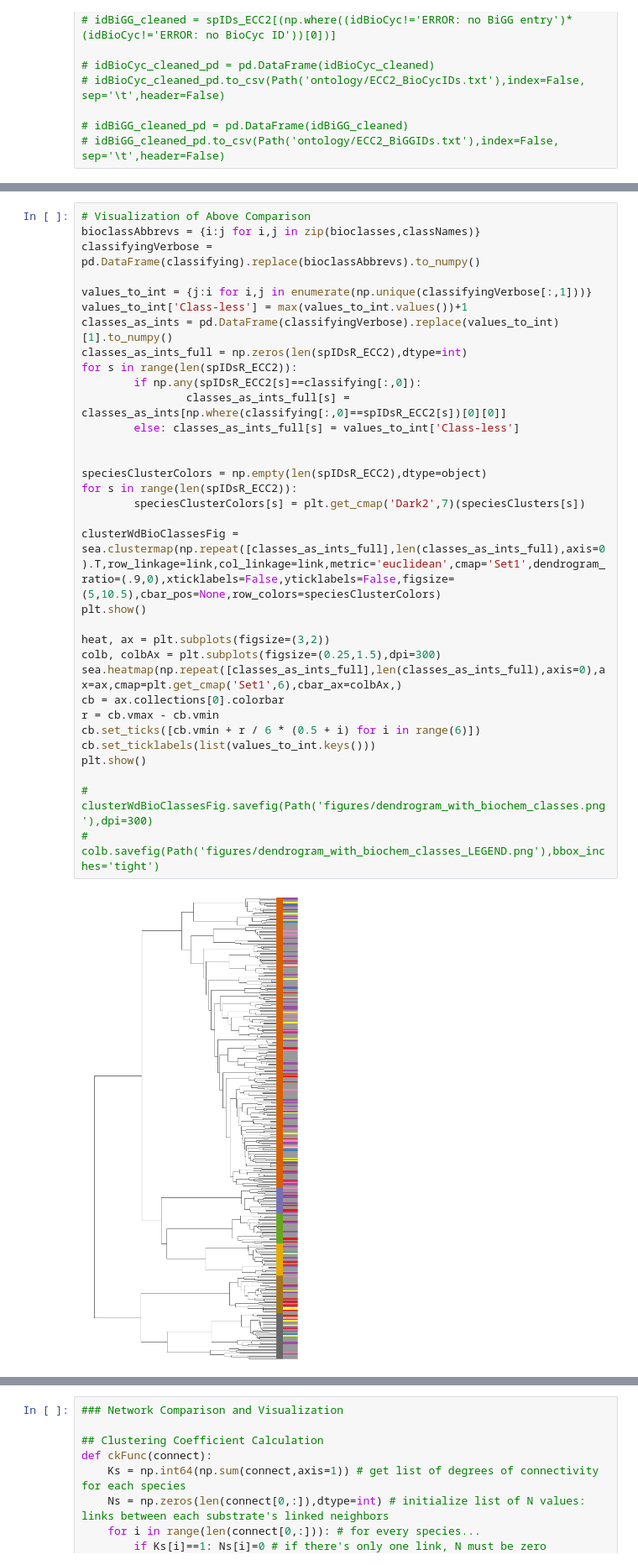
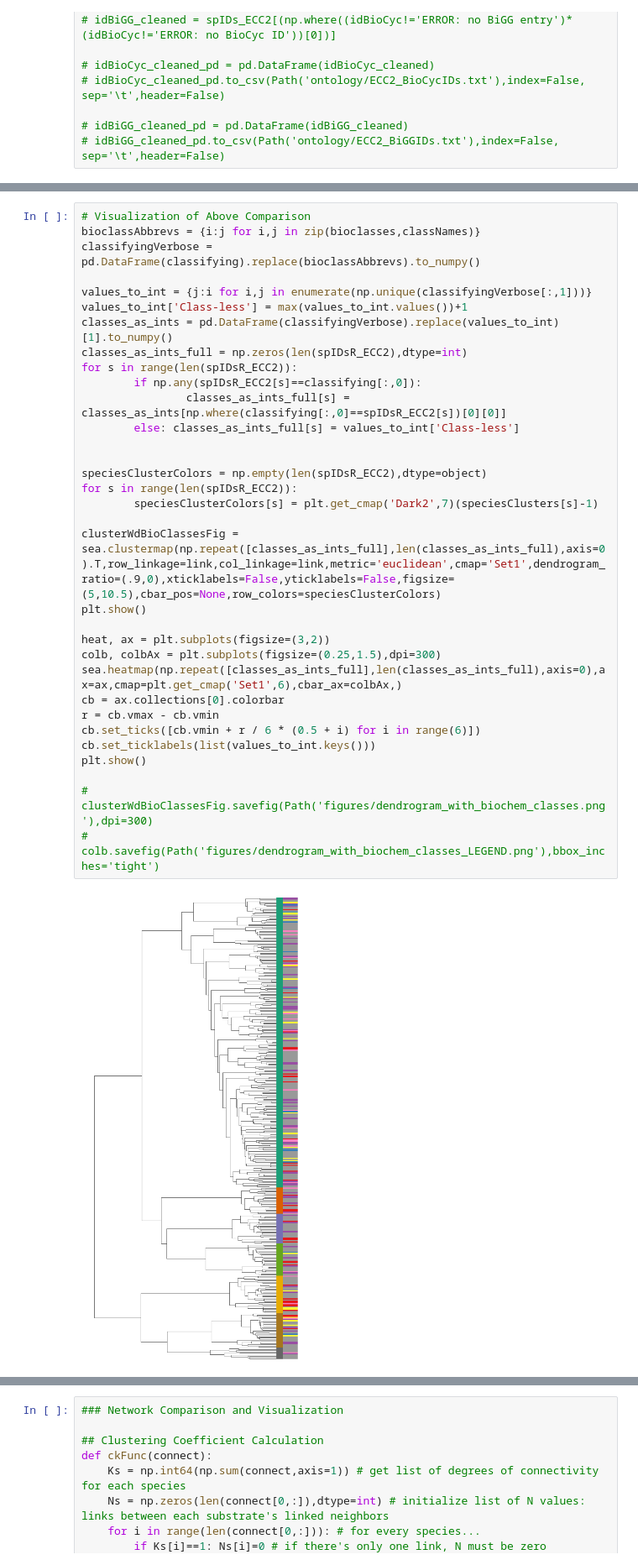
Before and after one commit to skelysium/metabolism-clustering, a Jupyter notebook: project_code.ipynb, the cells around one changed output, grey strips where cells are left out. Shown at 84% size. Cells and saved outputs as stored; diff of their text form.

Commit message:
fixed error in the 'dendrogram with biochem classes' figure wherein two of the clusters were colored as one

```diff
--- a/project_code.ipynb
+++ b/project_code.ipynb
@@ -552,35 +553,35 @@ bioclassAbbrevs = {i:j for i,j in zip(bioclasses,classNames)}
 classifyingVerbose = pd.DataFrame(classifying).replace(bioclassAbbrevs).to_numpy()
 
 values_to_int = {j:i for i,j in enumerate(np.unique(classifyingVerbose[:,1]))}
 values_to_int['Class-less'] = max(values_to_int.values())+1
 classes_as_ints = pd.DataFrame(classifyingVerbose).replace(values_to_int)[1].to_numpy()
 classes_as_ints_full = np.zeros(len(spIDsR_ECC2),dtype=int)
 for s in range(len(spIDsR_ECC2)):
         if np.any(spIDsR_ECC2[s]==classifying[:,0]):
                 classes_as_ints_full[s] = classes_as_ints[np.where(classifying[:,0]==spIDsR_ECC2[s])[0][0]]
         else: classes_as_ints_full[s] = values_to_int['Class-less']
 
 
 speciesClusterColors = np.empty(len(spIDsR_ECC2),dtype=object)
 for s in range(len(spIDsR_ECC2)):
-        speciesClusterColors[s] = plt.get_cmap('Dark2',7)(speciesClusters[s])
+        speciesClusterColors[s] = plt.get_cmap('Dark2',7)(speciesClusters[s]-1)
 
 clusterWdBioClassesFig = sea.clustermap(np.repeat([classes_as_ints_full],len(classes_as_ints_full),axis=0).T,row_linkage=link,col_linkage=link,metric='euclidean',cmap='Set1',dendrogram_ratio=(.9,0),xticklabels=False,yticklabels=False,figsize=(5,10.5),cbar_pos=None,row_colors=speciesClusterColors)
 plt.show()
 
 heat, ax = plt.subplots(figsize=(3,2))
 colb, colbAx = plt.subplots(figsize=(0.25,1.5),dpi=300)
 sea.heatmap(np.repeat([classes_as_ints_full],len(classes_as_ints_full),axis=0),ax=ax,cmap=plt.get_cmap('Set1',6),cbar_ax=colbAx,)
 cb = ax.collections[0].colorbar
 r = cb.vmax - cb.vmin
 cb.set_ticks([cb.vmin + r / 6 * (0.5 + i) for i in range(6)])
 cb.set_ticklabels(list(values_to_int.keys()))
 plt.show()
 
 # clusterWdBioClassesFig.savefig(Path('figures/dendrogram_with_biochem_classes.png'),dpi=300)
 # colb.savefig(Path('figures/dendrogram_with_biochem_classes_LEGEND.png'),bbox_inches='tight')
 # %% [output]
-[figure, old version]
+[figure, new version]
 [figure]
 [figure]
 # %%
```
Also changed, not shown: parts of 2 cells of this notebook, 3 other files.
